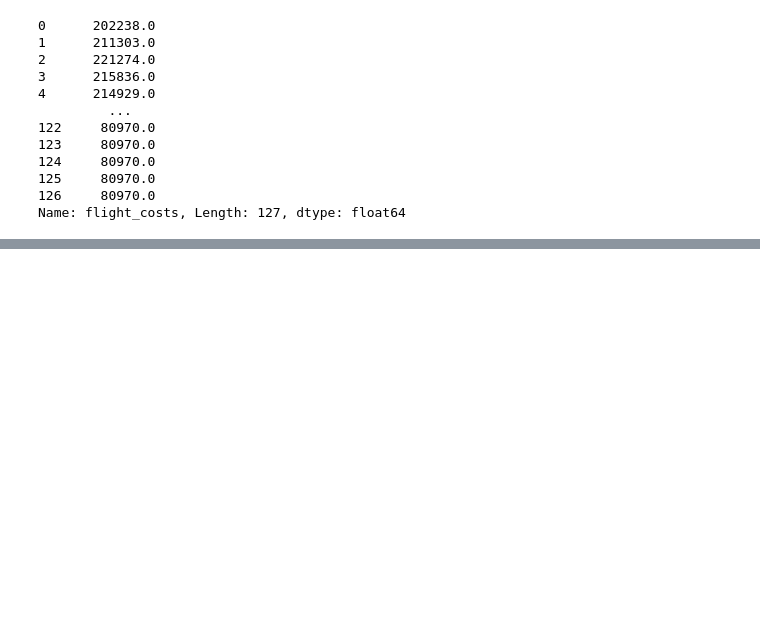
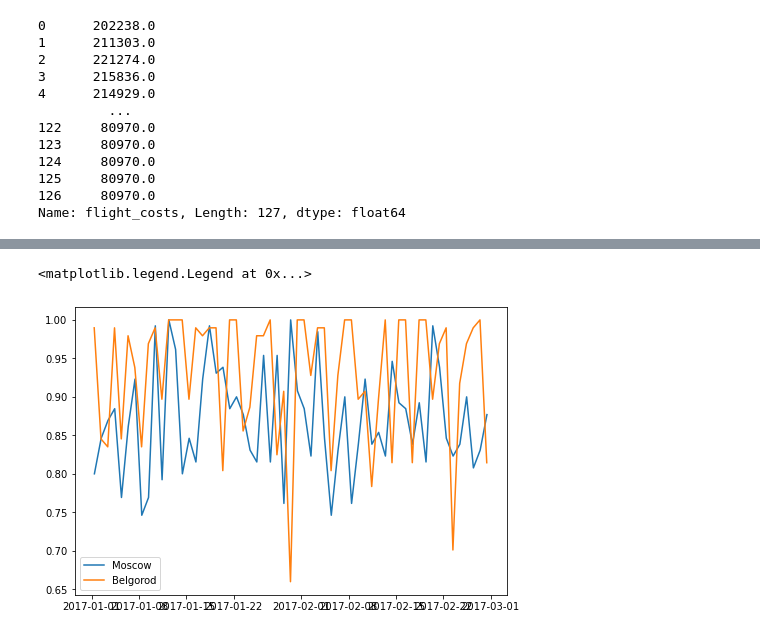
Before and after one commit to arsenbondaren/skillfactory, a Jupyter notebook: module_4/project_from_sql_Bandarenka.ipynb, the cells around one changed output, grey strips where cells are left out. Saved outputs shown, nothing was run; the diff lists cells and outputs as text; code cells hidden in the pictures; blank space fills up the shorter version.

```diff
--- a/module_4/project_from_sql_Bandarenka.ipynb
+++ b/module_4/project_from_sql_Bandarenka.ipynb
@@ -162,0 +188,10 @@ memory usage: 26.9+ KB
+# %%
+fig_perc = plt.figure()
+axes_perc = fig_perc.add_axes([0,0,1,1])
+axes_perc.plot(df_M['departure'], df_M['perc_sold'], label = 'Moscow')
+axes_perc.plot(df_B['departure'], df_B['perc_sold'], label = 'Belgorod')
+axes_perc.legend(loc=3)
+#df_M.loc[:,['departure', 'revenue']].sort_values(by = ['departure'])
+# %% [output]
+<matplotlib.legend.Legend at 0x...>
+[figure, added]
```
Also changed, not shown: parts of 30 cells of this notebook.
